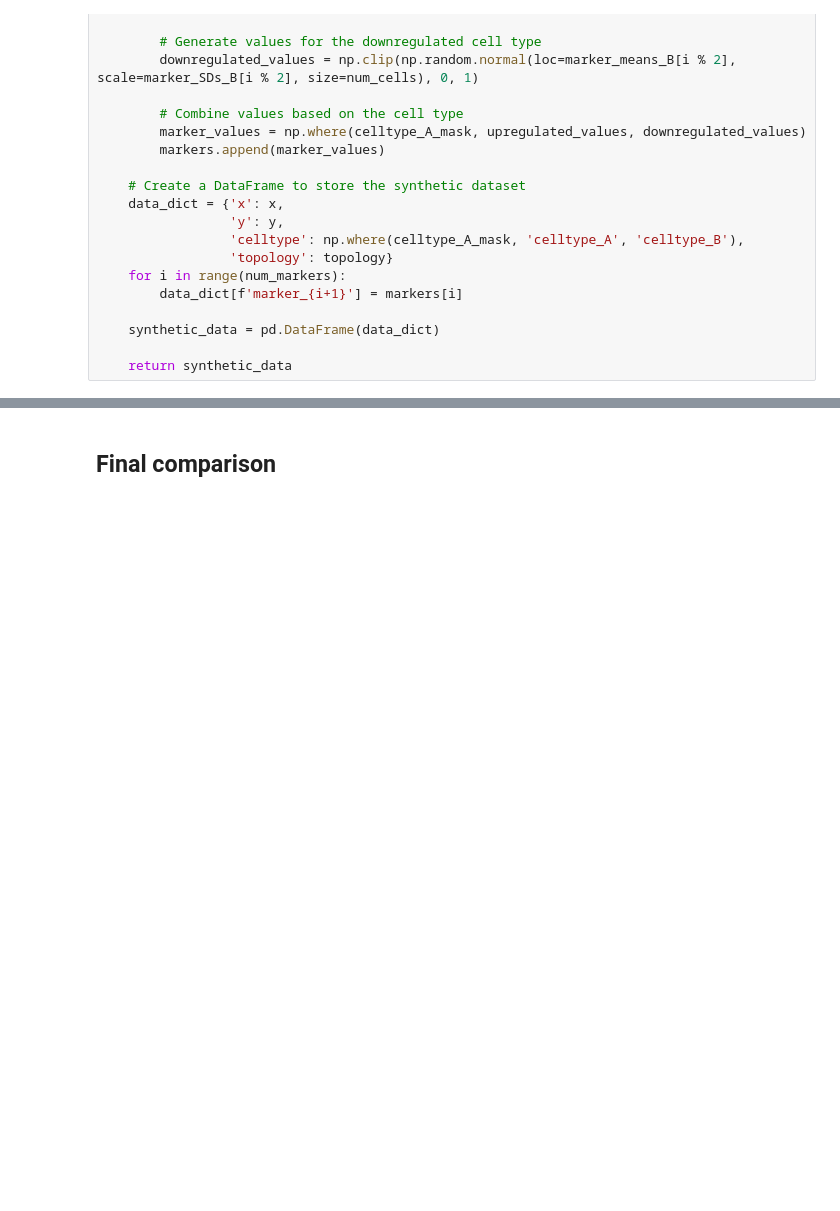
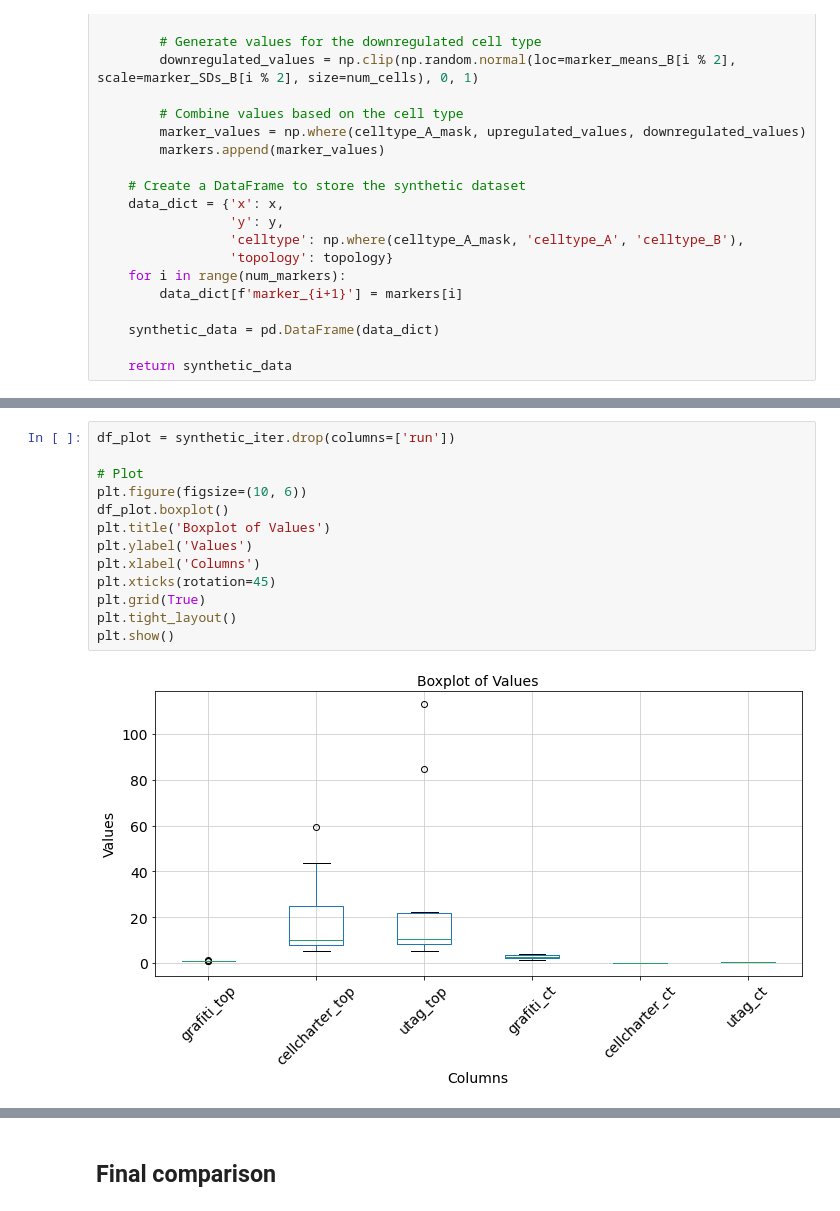
Before and after one commit to nceglia/grafiti, a Jupyter notebook: notebooks/synthetic_method_comparison.ipynb, the cells around one changed output, grey strips where cells are left out. Drawn from its saved outputs; the diff is of its cells as text; blank space fills up the shorter version.

Commit message:
synthetic method comp

```diff
--- a/notebooks/synthetic_method_comparison.ipynb
+++ b/notebooks/synthetic_method_comparison.ipynb
@@ -193,0 +212,15 @@ synthetic_iter
+# %%
+df_plot = synthetic_iter.drop(columns=['run'])
+
+# Plot
+plt.figure(figsize=(10, 6))
+df_plot.boxplot()
+plt.title('Boxplot of Values')
+plt.ylabel('Values')
+plt.xlabel('Columns')
+plt.xticks(rotation=45)
+plt.grid(True)
+plt.tight_layout()
+plt.show()
+# %% [output]
+[figure, added]
```
Also changed, not shown: parts of 21 cells of this notebook.
